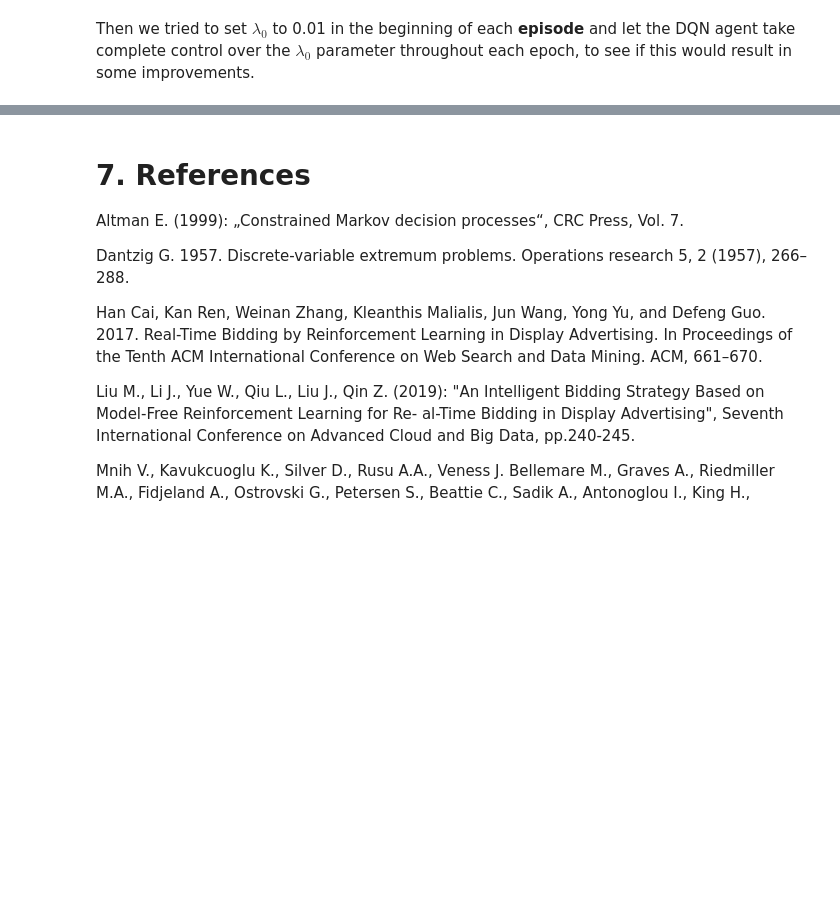
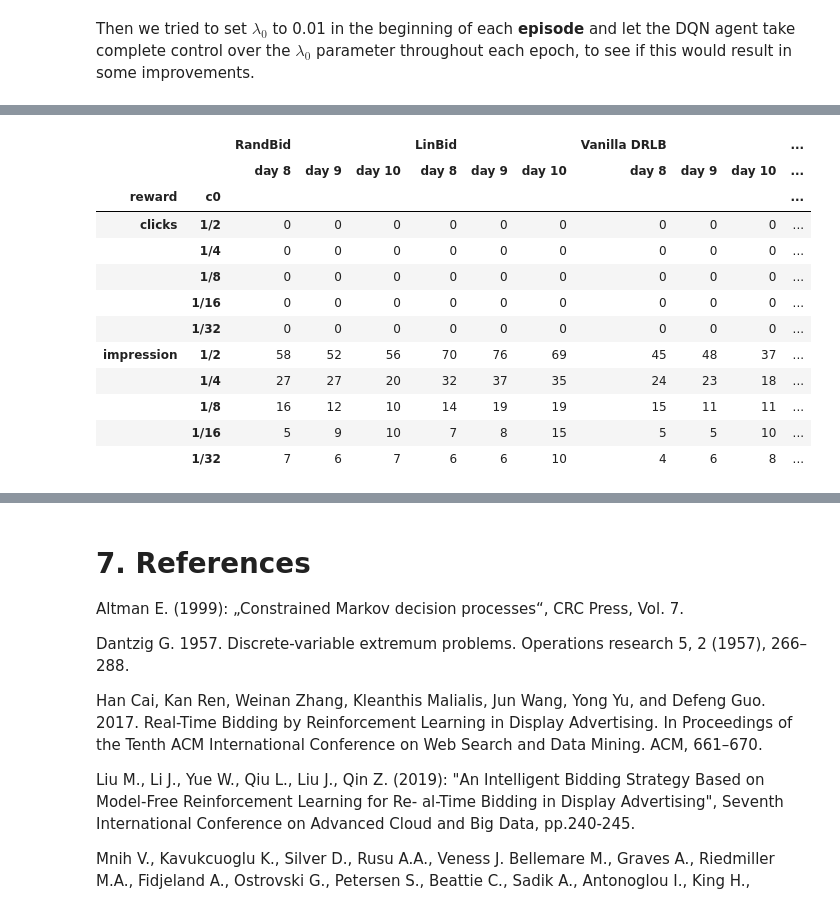
Before and after one commit to aynetdia/Budget_Constrained_Bidding, a Jupyter notebook: Tutorial.ipynb, the cells around one changed output, grey strips where cells are left out. Saved outputs shown, nothing was run; the diff lists cells and outputs as text; code cells hidden in the pictures; blank space fills up the shorter version.

```diff
--- a/Tutorial.ipynb
+++ b/Tutorial.ipynb
@@ -943,0 +944,49 @@ display
+# %%
+# Compare results of all models
+iterables=[['clicks','impression'],['1/2','1/4','1/8','1/16','1/32']]
+arrays=pd.MultiIndex.from_product(iterables, names=['reward', 'c0'])
+rand_a=pd.Series(([0]*5) + [58, 27, 16, 5, 7])
+rand_b=pd.Series(([0]*5) + [52, 27, 12, 9, 6])
+rand_c=pd.Series(([0]*5) + [56, 20, 10, 10, 7])
+lin_a=pd.Series(([0]*5) + [70, 32, 14, 7, 6])
+lin_b=pd.Series(([0]*5) + [76, 37, 19, 8, 6])
+lin_c=pd.Series(([0]*5) + [69, 35, 19, 15, 10])
+vanilla_drlb_a=pd.Series(([0]*5) + [45, 24, 15, 5, 4])
+vanilla_drlb_b=pd.Series(([0]*5) + [48, 23, 11, 5, 6])
+vanilla_drlb_c=pd.Series(([0]*5) + [37, 18, 11, 10, 8])
+drlb_free_a=pd.Series(([0]*5) + [175,94,51,29,21])
+drlb_free_b=pd.Series([1,1,0,0,0,288,180,100,48,24])
+drlb_free_c=pd.Series([3,1,1,0,0,376,172,110,63,35])
+drlb_ep_a=pd.Series(([0]*5) + [175,93,50,28,21])
+drlb_ep_b=pd.Series([1,1,1,0,0,174,77,46,24,11])
+drlb_ep_c=pd.Series(([0]*5) + [166,80,43,21,9])
+drlb_imp_a=pd.Series(([0]*5) + [175,94,51,29,21])
+drlb_imp_b=pd.Series(([0]*5) + [48,23,11,5,6])
+drlb_imp_c=pd.Series(([0]*5) + [37,18,11,10,8])
+display=pd.DataFrame(pd.concat([rand_a,rand_b,rand_c,lin_a, lin_b, lin_c,
+                                vanilla_drlb_a,vanilla_drlb_b,vanilla_drlb_c,
+                                drlb_free_a,drlb_free_b,drlb_free_c,drlb_ep_a,
+                                drlb_ep_b,drlb_ep_c, drlb_imp_a,
+                               drlb_imp_b, drlb_imp_c],axis=1).values, index=arrays)
+display.columns=pd.MultiIndex.from_tuples([("RandBid", "day 8"), ("RandBid", "day 9"), ("RandBid", "day 10"),
+                                           ("LinBid", "day 8"), ("LinBid", "day 9"), ("LinBid", "day 10"),
+                                          ("Vanilla DRLB", "day 8"), ("Vanilla DRLB", "day 9"), ("Vanilla DRLB", "day 10"),
+                                          ("DRLB free lambda", "day 8"), ("DRLB free lambda", "day 9"), ("DRLB free lambda", "day 10"),
+                                          ("DRLB episode lambda", "day 8"), ("DRLB episode lambda", "day 9"), ("DRLB episode lambda", "day 10"),
+                                          ("Improved DRLB", "day 8"), ("Improved DRLB", "day 9"), ("Improved DRLB", "day 10")])
+display
+display.to_latex('paper_related/results.tex')
+# %% [output]
+|  |  | RandBid |  |  | LinBid |  |  | Vanilla DRLB |  |  | ... |
+|  |  | day 8 | day 9 | day 10 | day 8 | day 9 | day 10 | day 8 | day 9 | day 10 | ... |
+| reward | c0 |  |  |  |  |  |  |  |  |  | ... |
+| clicks | 1/2 | 0 | 0 | 0 | 0 | 0 | 0 | 0 | 0 | 0 | ... |
+|  | 1/4 | 0 | 0 | 0 | 0 | 0 | 0 | 0 | 0 | 0 | ... |
+|  | 1/8 | 0 | 0 | 0 | 0 | 0 | 0 | 0 | 0 | 0 | ... |
+|  | 1/16 | 0 | 0 | 0 | 0 | 0 | 0 | 0 | 0 | 0 | ... |
+|  | 1/32 | 0 | 0 | 0 | 0 | 0 | 0 | 0 | 0 | 0 | ... |
+| impression | 1/2 | 58 | 52 | 56 | 70 | 76 | 69 | 45 | 48 | 37 | ... |
+|  | 1/4 | 27 | 27 | 20 | 32 | 37 | 35 | 24 | 23 | 18 | ... |
+|  | 1/8 | 16 | 12 | 10 | 14 | 19 | 19 | 15 | 11 | 11 | ... |
+|  | 1/16 | 5 | 9 | 10 | 7 | 8 | 15 | 5 | 5 | 10 | ... |
+|  | 1/32 | 7 | 6 | 7 | 6 | 6 | 10 | 4 | 6 | 8 | ... |
```
Also changed, not shown: parts of 17 cells of this notebook, 21 other files.
